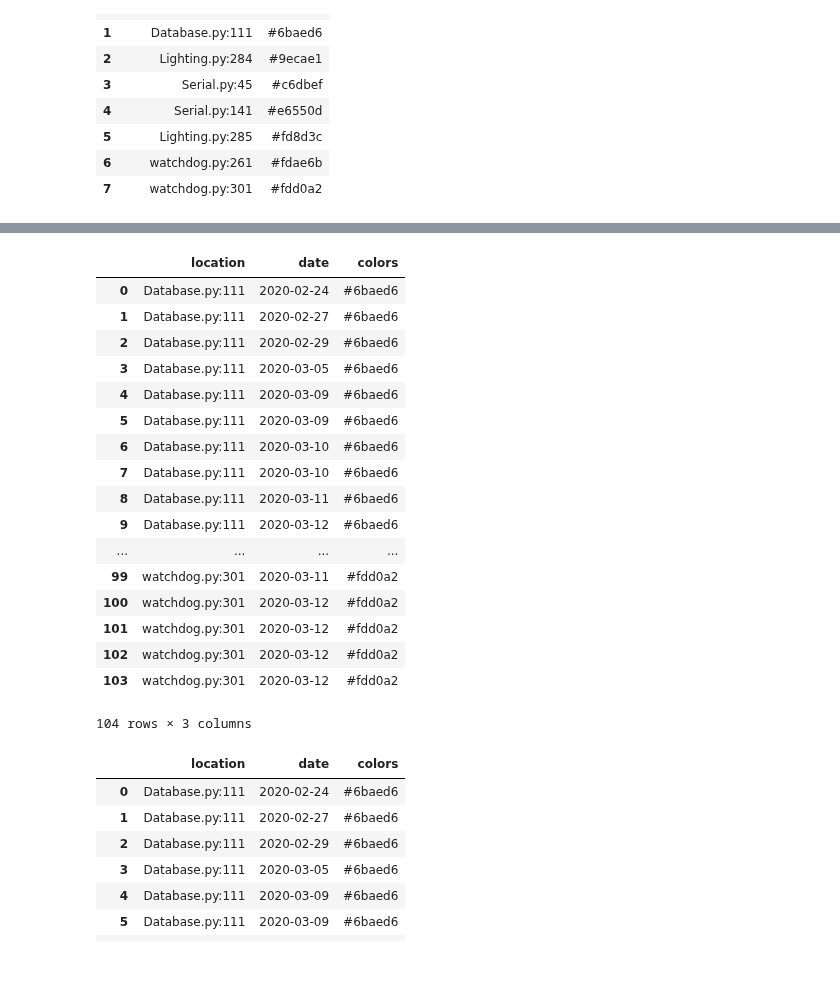
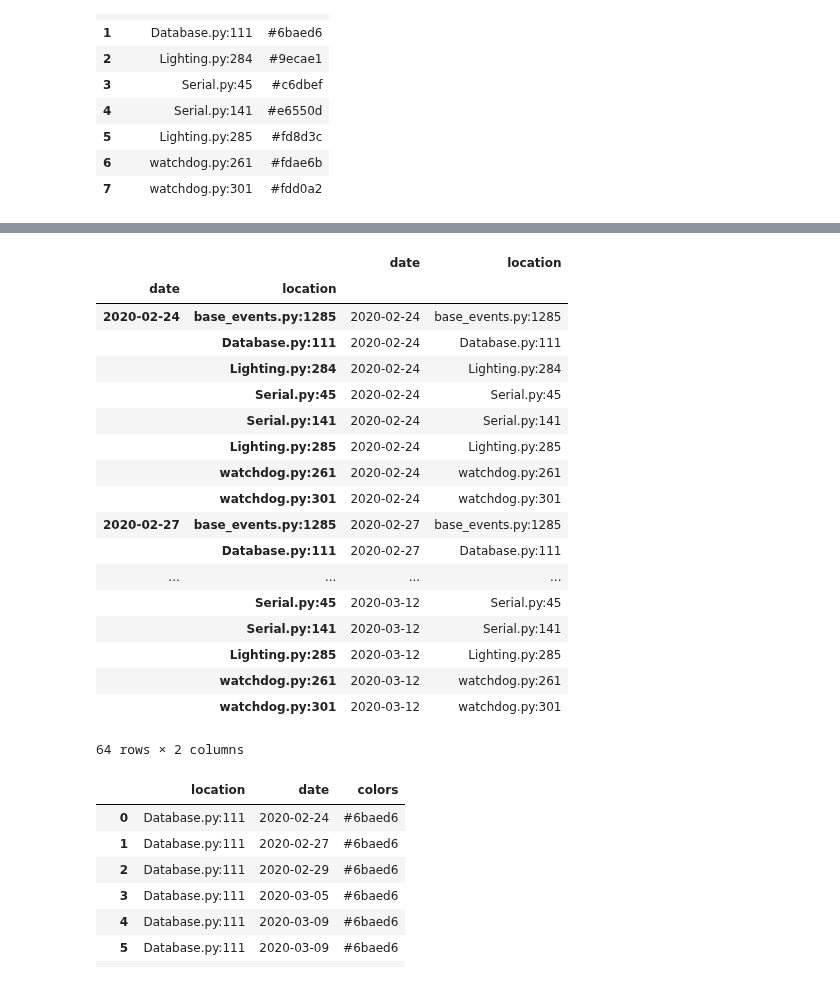
Before and after one commit to whuss/dashboard_react, a Jupyter notebook: error_heatmap.ipynb, the cells around one changed output, grey strips where cells are left out. Cells and saved outputs as stored; diff of their text form; code cells hidden in the pictures.

```diff
--- a/error_heatmap.ipynb
+++ b/error_heatmap.ipynb
@@ -60,8 +60,3 @@ device_data
 # %%
 dates = pd.DataFrame(device_data.reset_index().date)
 locations = pd.DataFrame(device_data.location.unique(), columns=['location'])
-# %%
-for location in locations.location:
-    dates[location] = 0
-# %%
-dates.set_index(['date'])
@@ -117,28 +131,29 @@ locations
 # %%
-cartesian_product = pd.MultiIndex.from_product([dates.date, locations.location], names=['date', 'location']).to_frame()
-cp = cartesian_product.set_index('location')
-lp = locations.set_index('location')
-cp = cp.merge(lp, left_index=True, right_index=True).reset_index()
-cp
+cartesian_product = pd.MultiIndex.from_product([dates.date.unique(), np.asanyarray(locations.location)], names=['date', 'location']).to_frame()
+#cp = cartesian_product.set_index('location')
+#lp = locations.set_index('location')
+#cp = cp.merge(lp, left_index=True, right_index=True).reset_index()
+cartesian_product
 # %% [output]
-|  | location | date | colors |
-| 0 | Database.py:111 | 2020-02-24 | #6baed6 |
-| 1 | Database.py:111 | 2020-02-27 | #6baed6 |
-| 2 | Database.py:111 | 2020-02-29 | #6baed6 |
-| 3 | Database.py:111 | 2020-03-05 | #6baed6 |
-| 4 | Database.py:111 | 2020-03-09 | #6baed6 |
-| 5 | Database.py:111 | 2020-03-09 | #6baed6 |
-| 6 | Database.py:111 | 2020-03-10 | #6baed6 |
-| 7 | Database.py:111 | 2020-03-10 | #6baed6 |
-| 8 | Database.py:111 | 2020-03-11 | #6baed6 |
-| 9 | Database.py:111 | 2020-03-12 | #6baed6 |
+|  |  | date | location |
+| date | location |  |  |
+| 2020-02-24 | base_events.py:1285 | 2020-02-24 | base_events.py:1285 |
+|  | Database.py:111 | 2020-02-24 | Database.py:111 |
+|  | Lighting.py:284 | 2020-02-24 | Lighting.py:284 |
+|  | Serial.py:45 | 2020-02-24 | Serial.py:45 |
+|  | Serial.py:141 | 2020-02-24 | Serial.py:141 |
+|  | Lighting.py:285 | 2020-02-24 | Lighting.py:285 |
+|  | watchdog.py:261 | 2020-02-24 | watchdog.py:261 |
+|  | watchdog.py:301 | 2020-02-24 | watchdog.py:301 |
+| 2020-02-27 | base_events.py:1285 | 2020-02-27 | base_events.py:1285 |
+|  | Database.py:111 | 2020-02-27 | Database.py:111 |
 | ... | ... | ... | ... |
-| 99 | watchdog.py:301 | 2020-03-11 | #fdd0a2 |
-| 100 | watchdog.py:301 | 2020-03-12 | #fdd0a2 |
-| 101 | watchdog.py:301 | 2020-03-12 | #fdd0a2 |
-| 102 | watchdog.py:301 | 2020-03-12 | #fdd0a2 |
-| 103 | watchdog.py:301 | 2020-03-12 | #fdd0a2 |
+|  | Serial.py:45 | 2020-03-12 | Serial.py:45 |
+|  | Serial.py:141 | 2020-03-12 | Serial.py:141 |
+|  | Lighting.py:285 | 2020-03-12 | Lighting.py:285 |
+|  | watchdog.py:261 | 2020-03-12 | watchdog.py:261 |
+|  | watchdog.py:301 | 2020-03-12 | watchdog.py:301 |
-104 rows × 3 columns
+64 rows × 2 columns
 # %%
 # %% [output]
 |  | location | date | colors |
```
Also changed, not shown: parts of 18 cells of this notebook.
